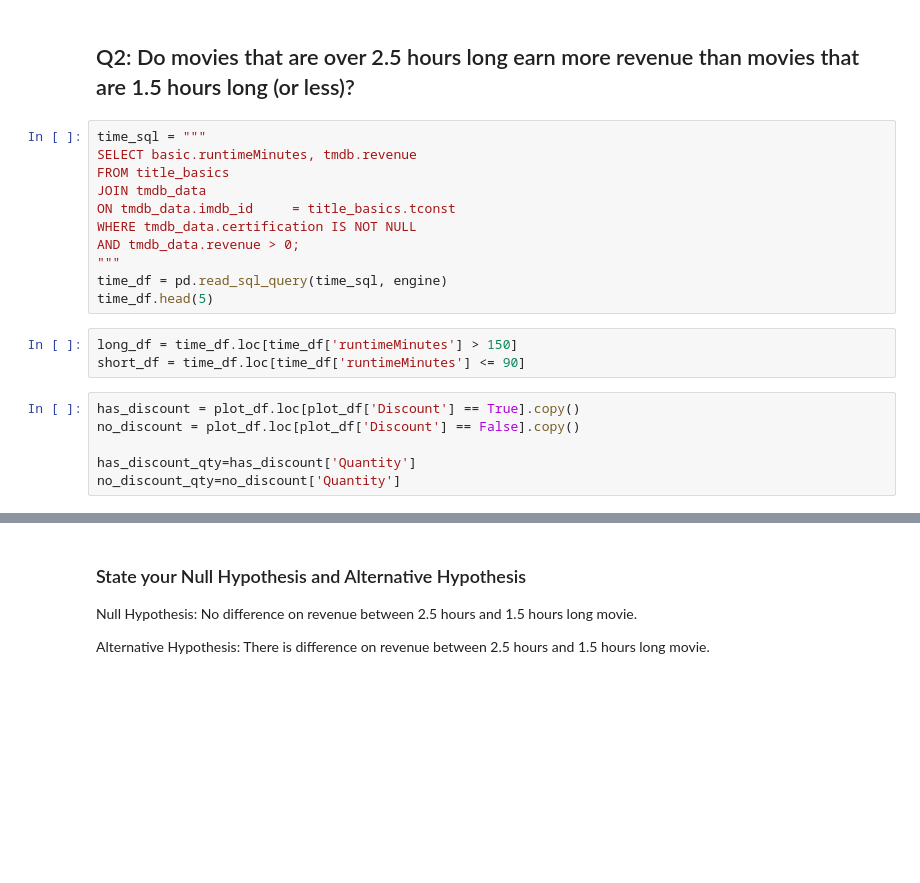
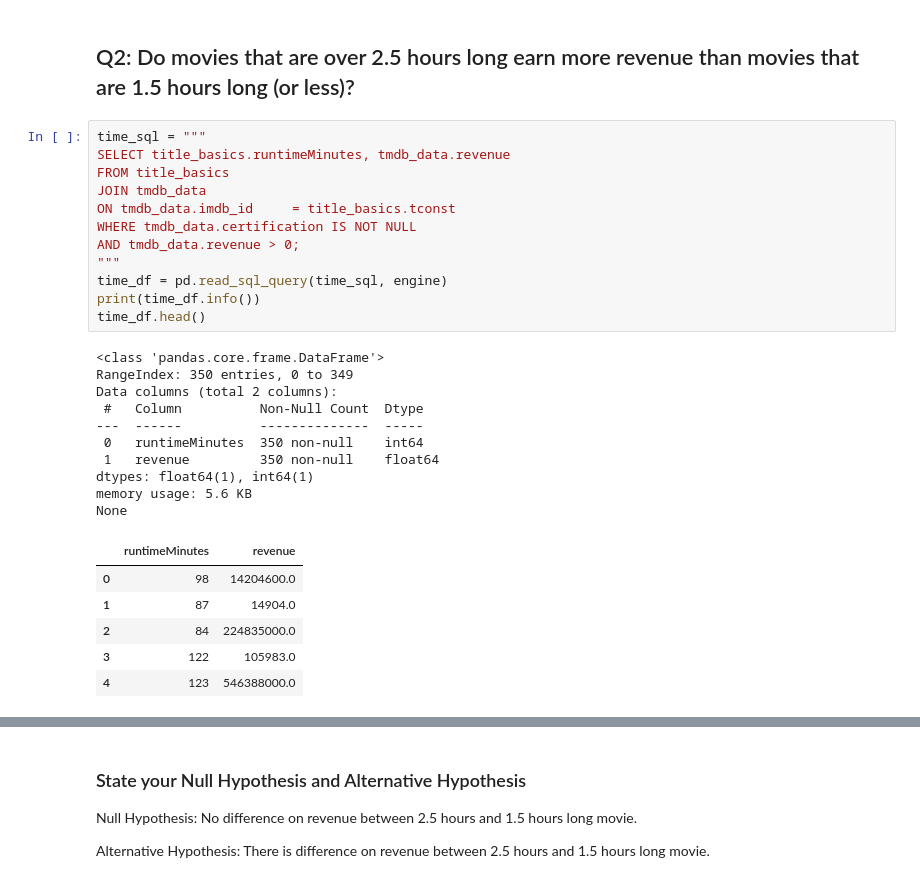
Before and after one commit to hawkeyedatatsai/IMDB-Data, a Jupyter notebook: IMDB Data Part-4.ipynb, the cells around one changed output, grey strips where cells are left out. Drawn from its saved outputs; the diff is of its cells as text; blank space fills up the shorter version.

```diff
--- a/IMDB Data Part-4.ipynb
+++ b/IMDB Data Part-4.ipynb
@@ -215,21 +215,30 @@ Text(0.5, 1.0, 'Revenue between Certifications')
 ## Q2: Do movies that are over 2.5 hours long earn more revenue than movies that are 1.5 hours long (or less)?
 # %%
 time_sql = """
-SELECT basic.runtimeMinutes, tmdb.revenue
+SELECT title_basics.runtimeMinutes, tmdb_data.revenue
 FROM title_basics
 JOIN tmdb_data
 ON tmdb_data.imdb_id	 = title_basics.tconst
 WHERE tmdb_data.certification IS NOT NULL
 AND tmdb_data.revenue > 0;
 """
 time_df = pd.read_sql_query(time_sql, engine)
-time_df.head(5)
+print(time_df.info())
+time_df.head()
+# %% [output]
+<class 'pandas.core.frame.DataFrame'>
+RangeIndex: 350 entries, 0 to 349
+Data columns (total 2 columns):
+ #   Column          Non-Null Count  Dtype
+---  ------          --------------  -----
+ 0   runtimeMinutes  350 non-null    int64
+ 1   revenue         350 non-null    float64
+dtypes: float64(1), int64(1)
+memory usage: 5.6 KB
+None
+|  | runtimeMinutes | revenue |
+| 0 | 98 | 14204600.0 |
+| 1 | 87 | 14904.0 |
+| 2 | 84 | 224835000.0 |
+| 3 | 122 | 105983.0 |
+| 4 | 123 | 546388000.0 |
-# %%
-long_df = time_df.loc[time_df['runtimeMinutes'] > 150]
-short_df = time_df.loc[time_df['runtimeMinutes'] <= 90]
-# %%
-has_discount = plot_df.loc[plot_df['Discount'] == True].copy()
-no_discount = plot_df.loc[plot_df['Discount'] == False].copy()
-
-has_discount_qty=has_discount['Quantity']
-no_discount_qty=no_discount['Quantity']
```
Also changed, not shown: parts of 18 cells of this notebook.
